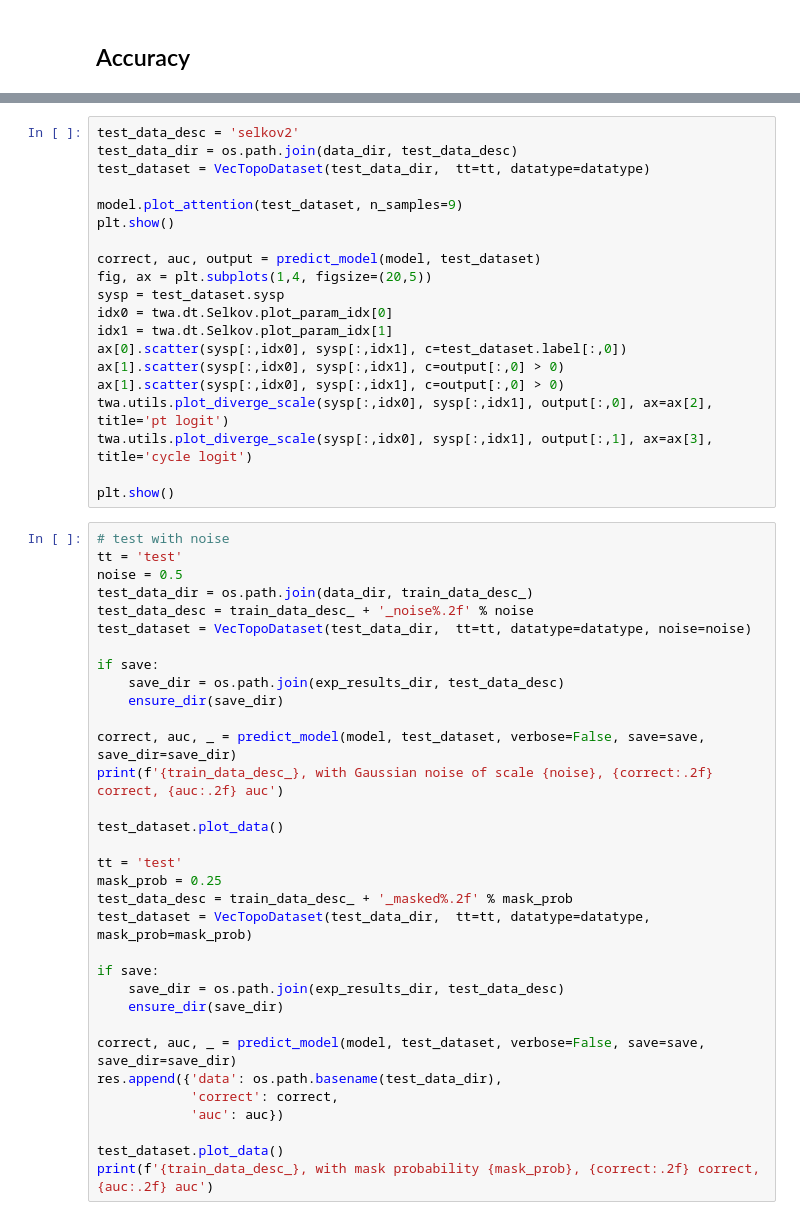
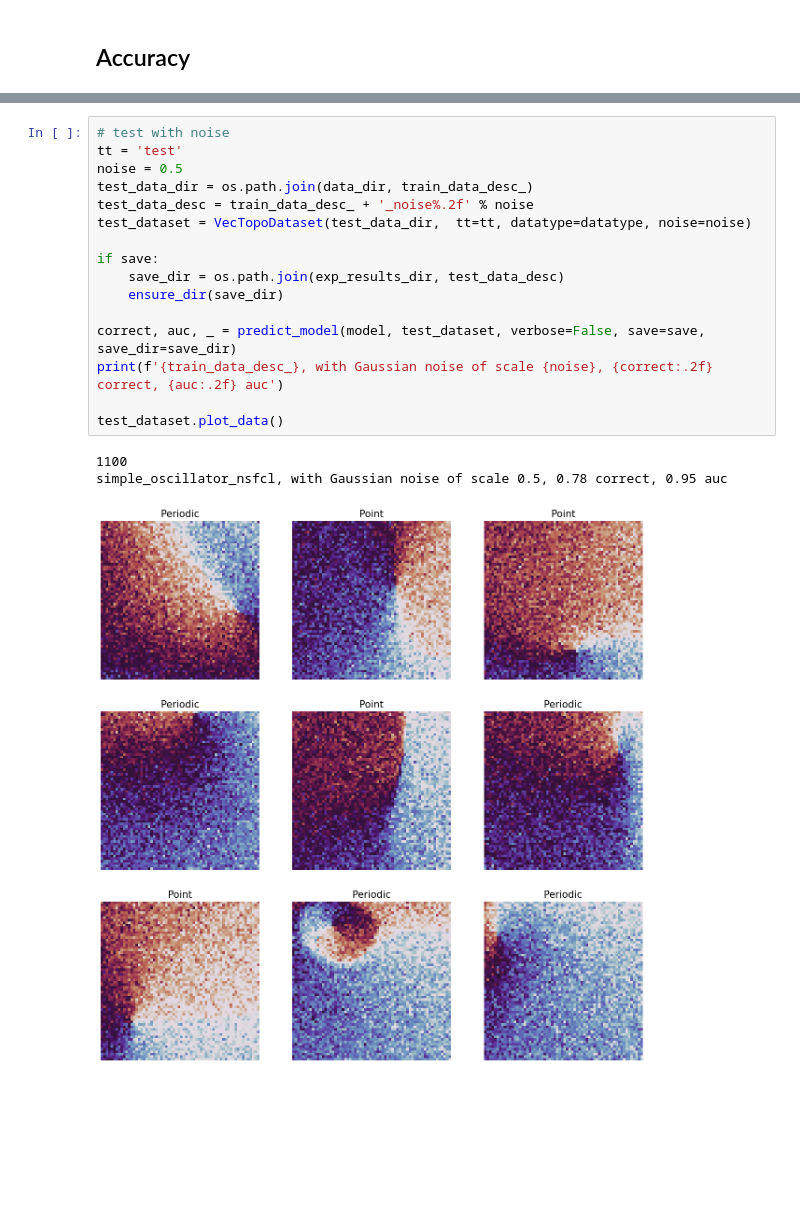
Before and after one commit to nitzanlab/time-warp-attend, a Jupyter notebook: notebooks/train.ipynb, the cells around one changed output, grey strips where cells are left out. Cells and saved outputs as stored; diff of their text form; blank space fills up the shorter version.

```diff
--- a/notebooks/train.ipynb
+++ b/notebooks/train.ipynb
@@ -150,56 +202,23 @@ model.plot_attention(test_dataset, n_samples=9)
-# %%
-test_data_desc = 'selkov2'
-test_data_dir = os.path.join(data_dir, test_data_desc)
-test_dataset = VecTopoDataset(test_data_dir,  tt=tt, datatype=datatype)
-
-model.plot_attention(test_dataset, n_samples=9)
-plt.show()
-
-correct, auc, output = predict_model(model, test_dataset)
-fig, ax = plt.subplots(1,4, figsize=(20,5))
-sysp = test_dataset.sysp
-idx0 = twa.dt.Selkov.plot_param_idx[0]
-idx1 = twa.dt.Selkov.plot_param_idx[1]
-ax[0].scatter(sysp[:,idx0], sysp[:,idx1], c=test_dataset.label[:,0])
-ax[1].scatter(sysp[:,idx0], sysp[:,idx1], c=output[:,0] > 0)
-ax[1].scatter(sysp[:,idx0], sysp[:,idx1], c=output[:,0] > 0)
-twa.utils.plot_diverge_scale(sysp[:,idx0], sysp[:,idx1], output[:,0], ax=ax[2], title='pt logit')
-twa.utils.plot_diverge_scale(sysp[:,idx0], sysp[:,idx1], output[:,1], ax=ax[3], title='cycle logit')
-
-plt.show()
 # %%
 # test with noise
 tt = 'test'
 noise = 0.5
 test_data_dir = os.path.join(data_dir, train_data_desc_)
 test_data_desc = train_data_desc_ + '_noise%.2f' % noise
 test_dataset = VecTopoDataset(test_data_dir,  tt=tt, datatype=datatype, noise=noise)
 
 if save:
     save_dir = os.path.join(exp_results_dir, test_data_desc)
     ensure_dir(save_dir)
 
 correct, auc, _ = predict_model(model, test_dataset, verbose=False, save=save, save_dir=save_dir)
 print(f'{train_data_desc_}, with Gaussian noise of scale {noise}, {correct:.2f} correct, {auc:.2f} auc')
 
 test_dataset.plot_data()
-
-tt = 'test'
-mask_prob = 0.25
-test_data_desc = train_data_desc_ + '_masked%.2f' % mask_prob
-test_dataset = VecTopoDataset(test_data_dir,  tt=tt, datatype=datatype, mask_prob=mask_prob)
-
-if save:
-    save_dir = os.path.join(exp_results_dir, test_data_desc)
-    ensure_dir(save_dir)
-
-correct, auc, _ = predict_model(model, test_dataset, verbose=False, save=save, save_dir=save_dir)
-res.append({'data': os.path.basename(test_data_dir),
-            'correct': correct,
-            'auc': auc})
-
-test_dataset.plot_data()
-print(f'{train_data_desc_}, with mask probability {mask_prob}, {correct:.2f} correct, {auc:.2f} auc')
+# %% [output]
+1100
+simple_oscillator_nsfcl, with Gaussian noise of scale 0.5, 0.78 correct, 0.95 auc
+[figure, added]
 # %%
 if save:
     models_dir = os.path.join(outdir, 'models')
```
Also changed, not shown: parts of 9 cells of this notebook, 11 other files.
